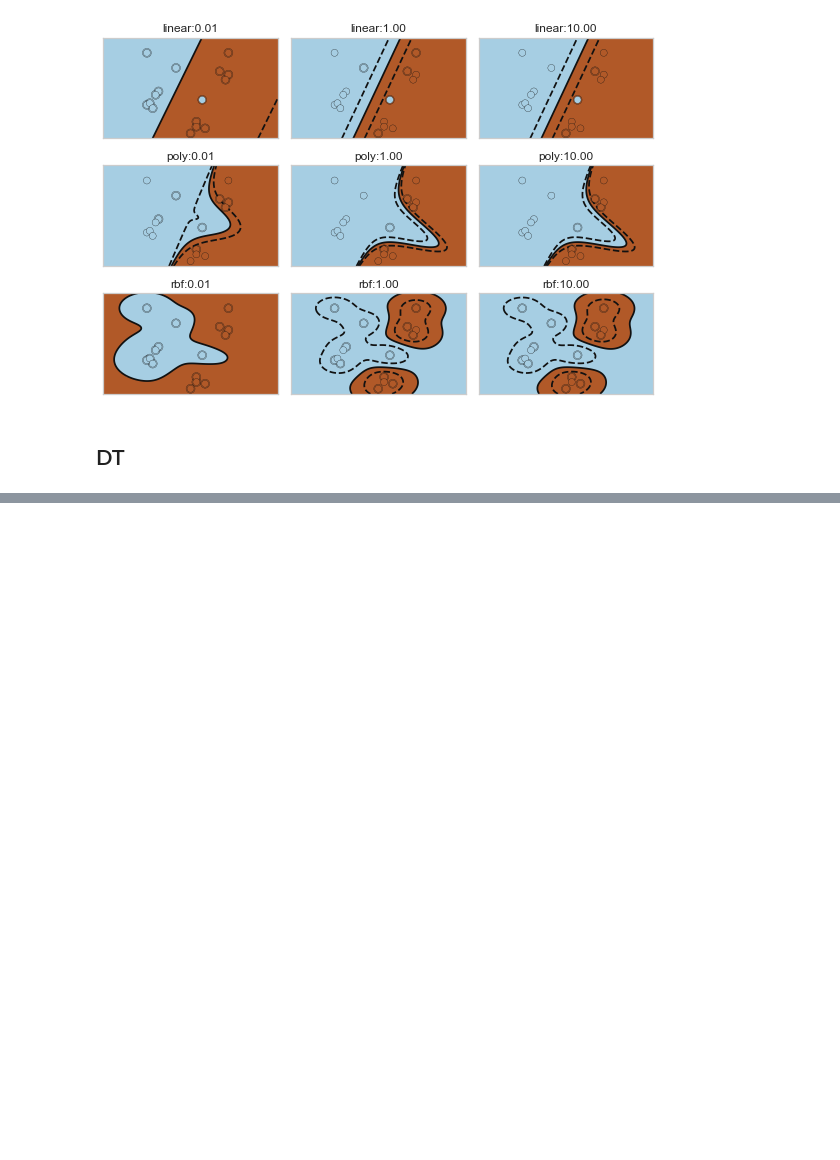
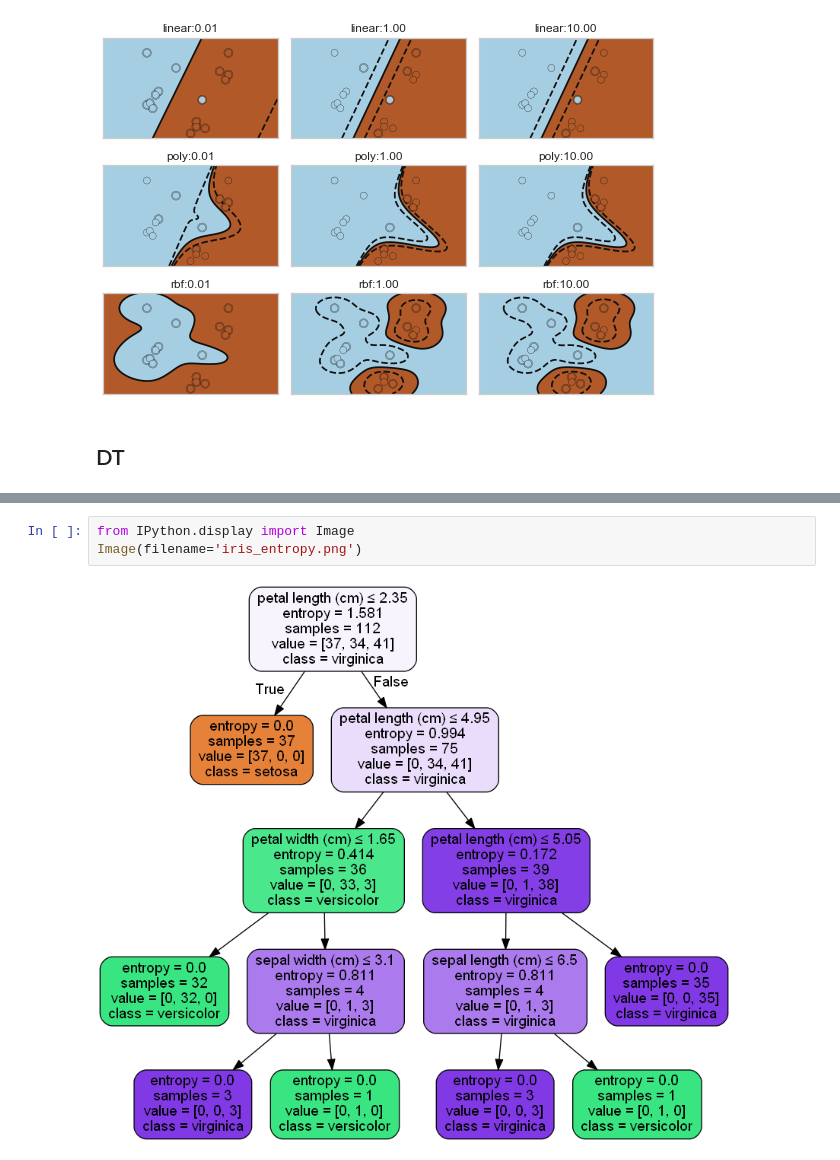
Before and after one commit to ndas1971/Misc, a Jupyter notebook: current/ml_ws.ipynb, the cells around one changed output, grey strips where cells are left out. Saved outputs shown, nothing was run; the diff lists cells and outputs as text; blank space fills up the shorter version.

```diff
--- a/current/ml_ws.ipynb
+++ b/current/ml_ws.ipynb
@@ -496,0 +497,5 @@ min_impurity_decrease
+# %%
+from IPython.display import Image
+Image(filename='iris_entropy.png')
+# %% [output]
+[figure, added]
```
Also changed, not shown: parts of 1 cell of this notebook.
